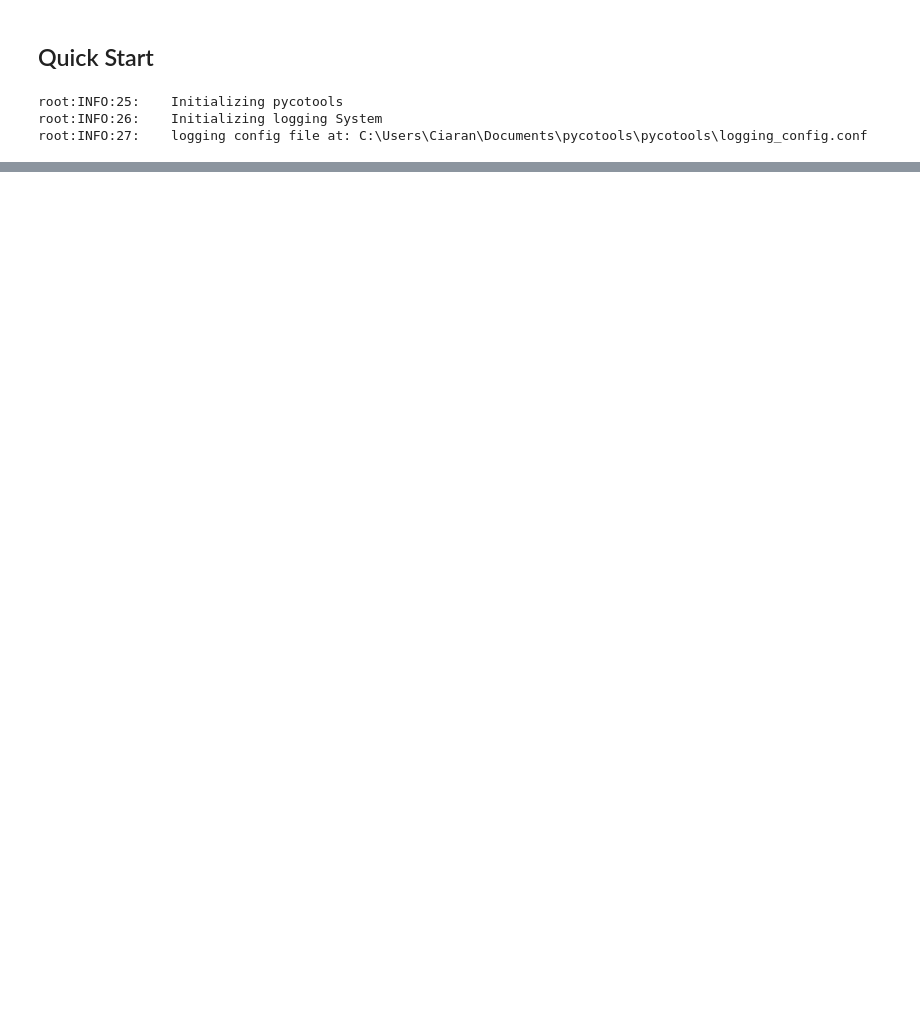
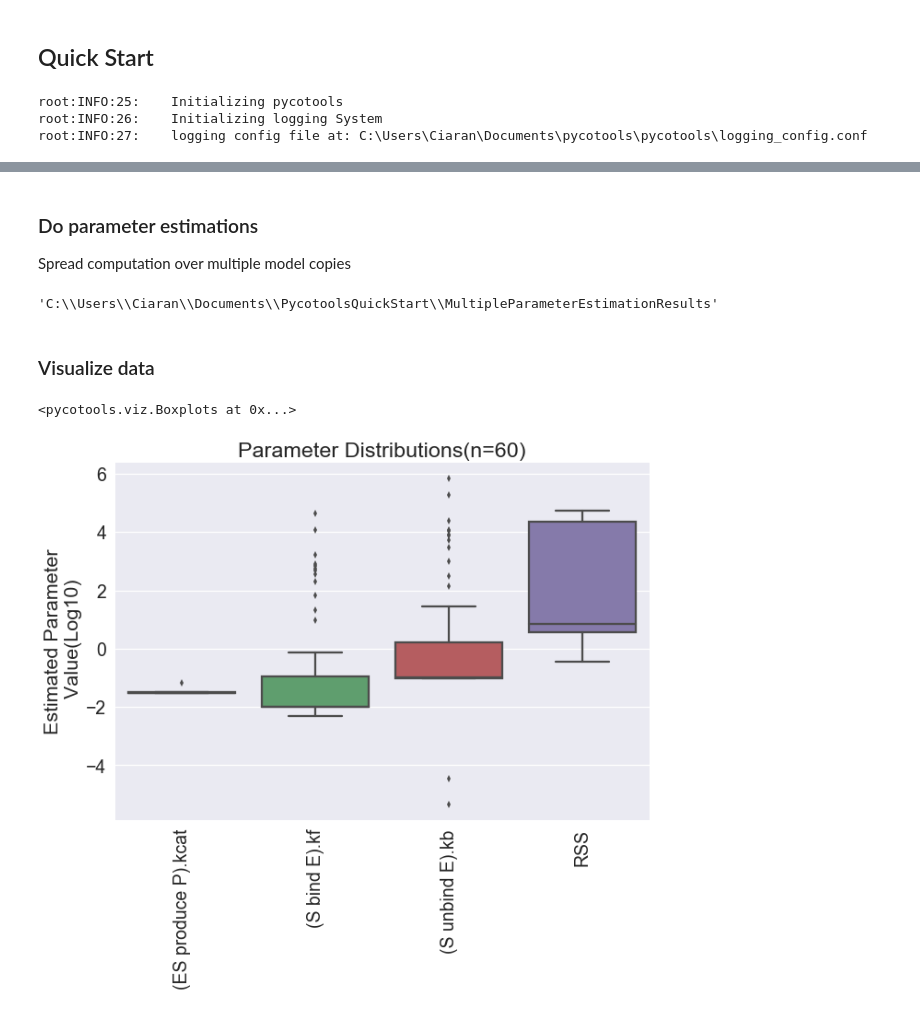
Before and after one commit to CiaranWelsh/pycotools3, a Jupyter notebook: docs/source/QuickStart.ipynb, the cells around one changed output, grey strips where cells are left out. Saved outputs shown, nothing was run; the diff lists cells and outputs as text; code cells hidden in the pictures; blank space fills up the shorter version.

```diff
--- a/docs/source/QuickStart.ipynb
+++ b/docs/source/QuickStart.ipynb
@@ -189,0 +119,20 @@ pycotools.viz:INFO:1350:    Plotting "Mek1-PP"
+# %% [markdown]
+### Do parameter estimations
+Spread computation over multiple model copies
+# %%
+PE = tasks.MultiParameterEstimation(michaelis_menten, TC.report_name, method='genetic_algorithm_sr',
+                                   copy_number=3, pe_number=20, population_size=50,
+                                   number_of_generations=100, metabolites=[], overwrite_config_file=True)
+PE.write_config_file()
+PE.setup()
+PE.results_directory
+PE.run()
+# %% [output]
+'C:\\Users\\Ciaran\\Documents\\PycotoolsQuickStart\\MultipleParameterEstimationResults'
+# %% [markdown]
+### Visualize data
+# %%
+viz.Boxplots(PE, log10=True, num_per_plot=8)
+# %% [output]
+<pycotools.viz.Boxplots at 0x...>
+[figure, added]
```
Also changed, not shown: parts of 45 cells of this notebook, 7 other files.
